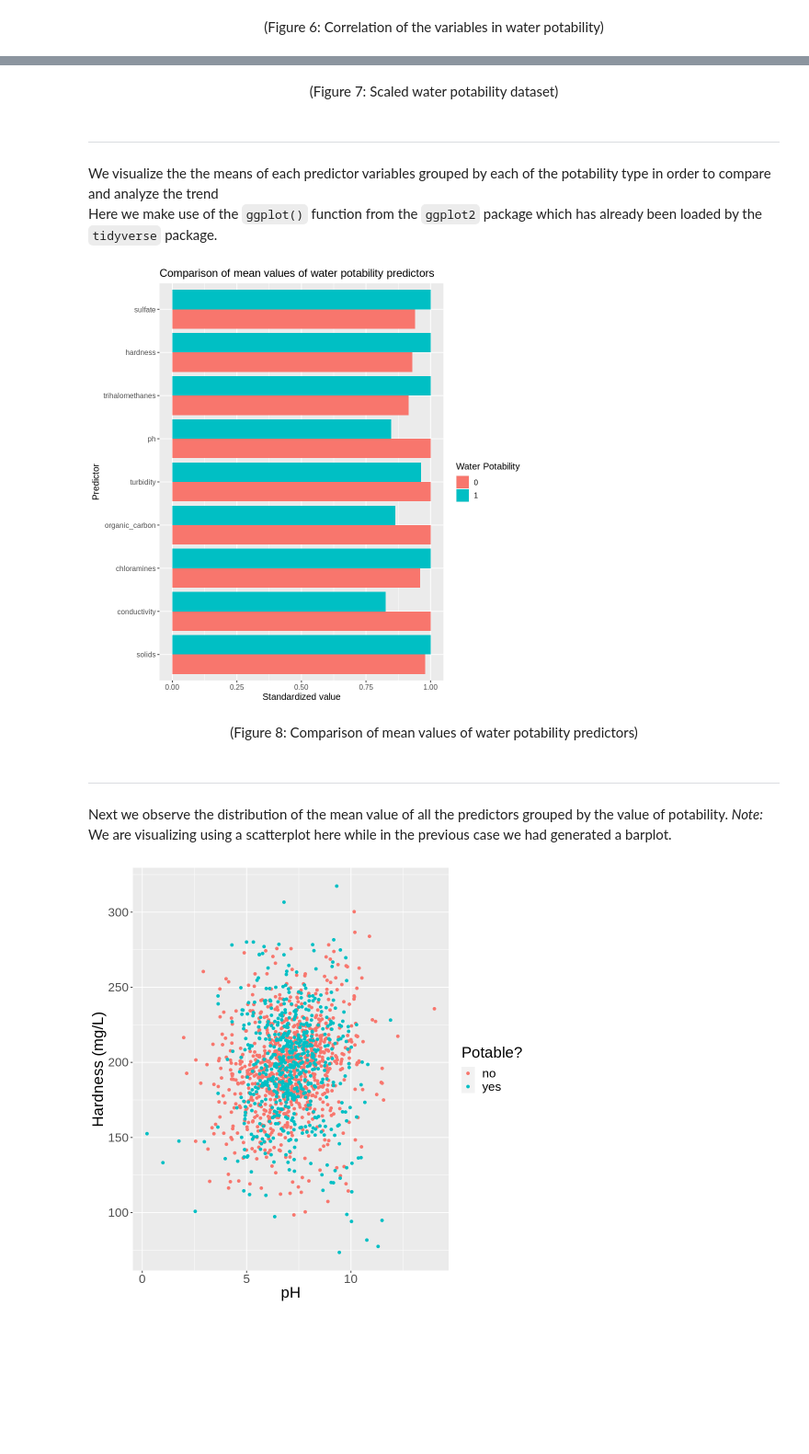
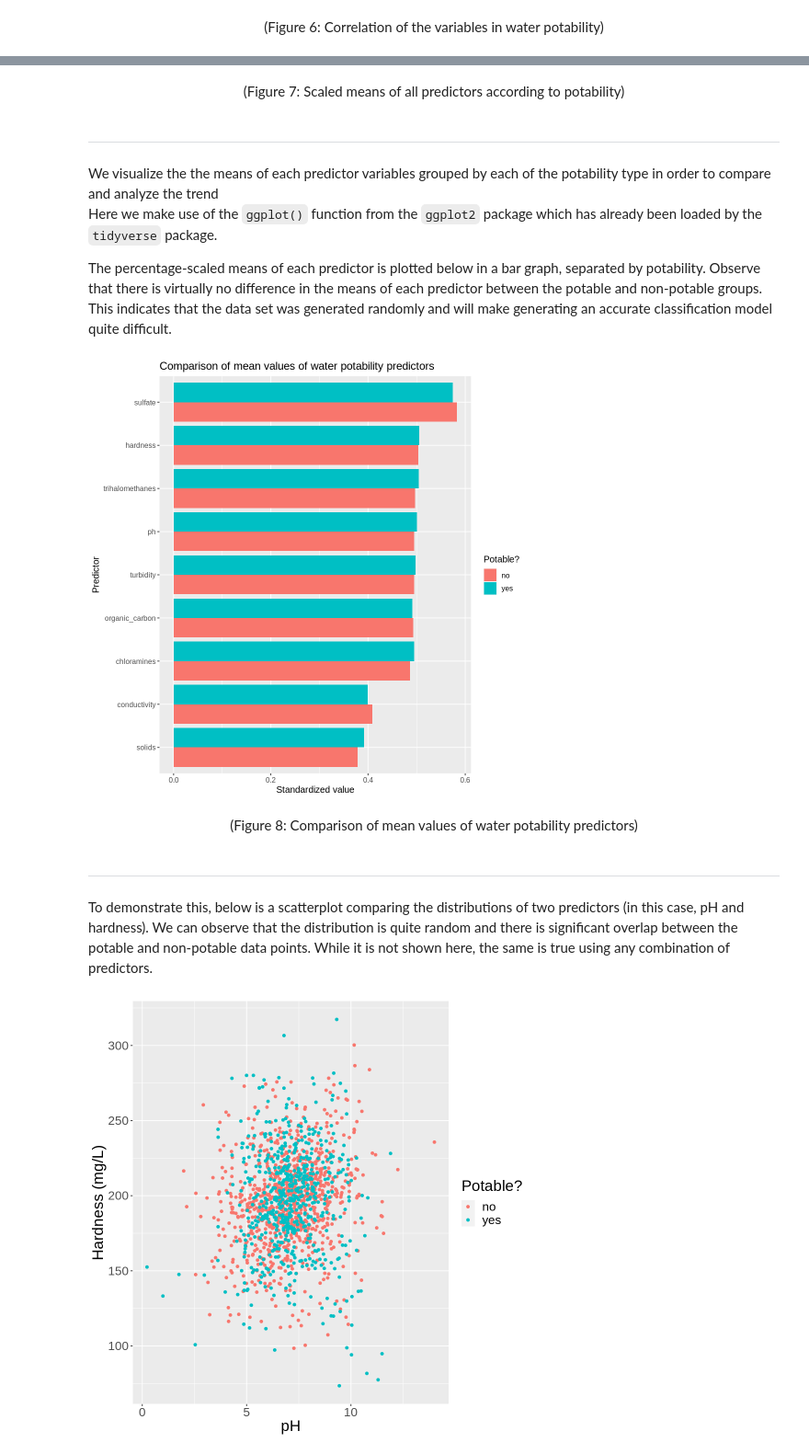
Before and after one commit to kashish1928/Dsci100_Group93_, a Jupyter notebook: Group-Project-Report.ipynb, the cells around one changed output, grey strips where cells are left out. Shown at 92% size. Saved outputs shown, nothing was run; the diff lists cells and outputs as text; code cells hidden in the pictures; blank space fills up the shorter version.

```diff
--- a/Group-Project-Report.ipynb
+++ b/Group-Project-Report.ipynb
@@ -248,0 +241,20 @@ A tibble: 6 × 10
+# %%
+water_train_scaled_means_potable <- water_train_scaled |>
+    filter(potability == "1") |>
+    select(-potability) |>
+    map_df(mean, na.rm = TRUE)
+
+
+water_train_scaled_means_not_potable <- water_train_scaled |>
+    filter(potability == "0") |>
+    select(-potability) |>
+    map_df(mean, na.rm = TRUE)
+
+
+potability_tibble <- tibble(potability = 0:1) |>
+    mutate(potability = as_factor(potability))
+
+water_train_scaled_means <- bind_rows(water_train_scaled_means_not_potable, water_train_scaled_means_potable) |>
+    bind_cols(potability_tibble)
+
+water_train_scaled_means
@@ -249,36 +267,38 @@ A tibble: 6 × 10
 # %% [markdown]
-<center> (Figure 7: Scaled water potability dataset) </center>
+<center> (Figure 7: Scaled means of all predictors according to potability) </center>
 # %% [markdown]
 <hr noshade>
 
 We visualize the the means of each predictor variables grouped by each of the potability type in order to compare and analyze the trend <br>
 Here we make use of the `ggplot()` function from the `ggplot2` package which has already been loaded by the `tidyverse` package.
+
+The percentage-scaled means of each predictor is plotted below in a bar graph, separated by potability. Observe that there is virtually no difference in the means of each predictor between the potable and non-potable groups. This indicates that the data set was generated randomly and will make generating an accurate classification model quite difficult.
 # %%
 #6. PLOT SCALED TRAINING DATA (0-1) IN A BARPLOT SHOWING MEANS OF EACH PREDICTOR
 options(repr.plot.width = 8, repr.plot.height = 8)
 
-water_train_scaled_longer <- water_train_scaled |> #pivot longer, generating columns "predictor" and "value"
+water_train_scaled_longer <- water_train_scaled_means |> #pivot longer, generating columns "predictor" and "value"
     pivot_longer(c(ph, hardness, solids, chloramines, sulfate, conductivity, organic_carbon, trihalomethanes, turbidity), names_to = "predictor")
 
 water_train_barplot <- water_train_scaled_longer |> #barplot showing the scaled (0 to 1) means of each predictor grouped by potability
-    ggplot(aes(y = reorder(predictor, value),x = value, fill = potability)) +
+    mutate(potability = fct_recode(potability, "no" = "0", "yes" = "1")) |>
+    ggplot(aes(y = reorder(predictor, value), x = value, fill = potability)) +
     geom_col(position = 'dodge') +
     xlab("Standardized value") +
     ylab("Predictor") +
-    labs(fill = "Water Potability") +
+    labs(fill = "Potable?") +
     ggtitle("Comparison of mean values of water potability predictors") +
     theme(text = element_text(size = 12))
 
 water_train_barplot
 # %% [output]
-[figure, old version]
+[figure, new version]
 # %% [markdown]
 <center> (Figure 8: Comparison of mean values of water potability predictors) </center>
 # %% [markdown]
 <hr noshade>
 
-Next we observe the distribution of the mean value of all the predictors grouped by the value of potability.
-<i>Note:</i> We are visualizing using a scatterplot here while in the previous case we had generated a barplot.
+To demonstrate this, below is a scatterplot comparing the distributions of two predictors (in this case, pH and hardness). We can observe that the distribution is quite random and there is significant overlap between the potable and non-potable data points. While it is not shown here, the same is true using any combination of predictors.
 # %%
 # #7. SCALE TRAINING DATA USING SCALE()
 # water_train_scaled_2 <- water_train |> #scale all predictors using the scale() function
```
Also changed, not shown: parts of 15 cells of this notebook.
